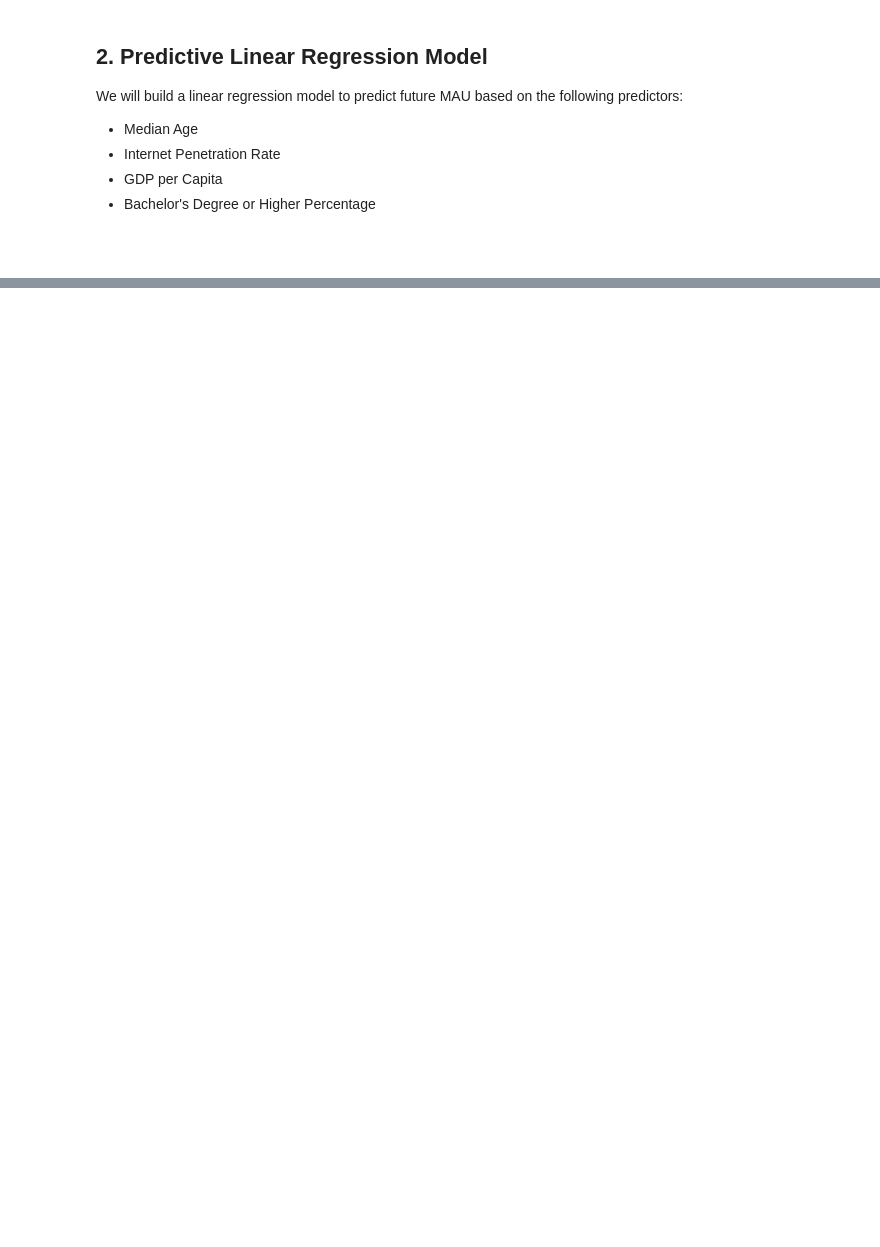
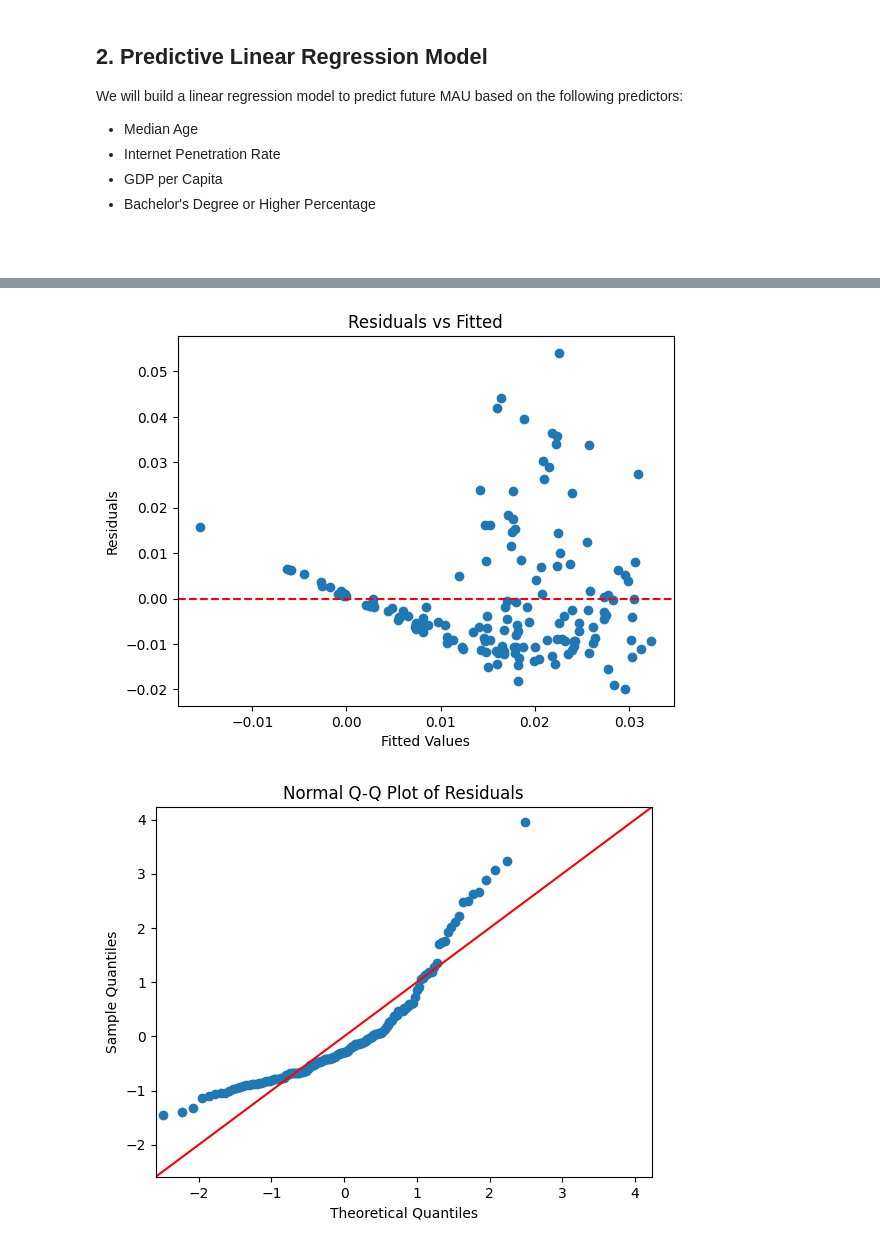
Before and after one commit to edwardroy72/scif3000-25t3-team-L, a Jupyter notebook: data_analysis.ipynb, the cells around one changed output, grey strips where cells are left out. Drawn from its saved outputs; the diff is of its cells as text; code cells hidden in the pictures; blank space fills up the shorter version.

Commit message:
Created more robust linear model

```diff
--- a/data_analysis.ipynb
+++ b/data_analysis.ipynb
@@ -298,0 +330,27 @@ strong multicollinearity or other numerical problems.
+# %%
+# check for multicollinearity using Variance Inflation Factor (VIF)
+X = predictor_df[['bachelors_attainment_percentage', 'gdp_per_capita_usd',
+        'internet_penetration_percentage', 'median_age']]
+X = sm.add_constant(X)
+
+vif = pd.DataFrame({
+    'Variable': X.columns,
+    'VIF': [variance_inflation_factor(X.values, i) for i in range(X.shape[1])]
+})
+
+# transform predictors if necessary
+predictor_df['log_gdp'] = np.log(predictor_df['gdp_per_capita_usd'] + 1)  # log transform GDP per capita
+predictor_df['log_bachelors'] = np.log(predictor_df['bachelors_attainment_percentage'] + 1)  # log transform Bachelor's attainment percentage
+predictors = predictor_df[['log_bachelors', 'log_gdp', 'internet_penetration_percentage', 'median_age']]
+response = predictor_df['usage_proportion']
+predictors = sm.add_constant(predictors)  # add constant term for intercept
+model = sm.OLS(response, predictors).fit()
+# print(model.summary())
+
+# check for interactions between predictors
+model_interact = smf.ols(
+    formula='usage_proportion ~ log_gdp * internet_penetration_percentage + log_bachelors + median_age',
+    data=predictor_df
+).fit()
+
+print(model_interact.summary())
@@ -298,0 +375,17 @@ strong multicollinearity or other numerical problems.
+# %%
+# visually checking assumptions of linear regression model
+# Residuals vs fitted
+plt.scatter(model_interact.fittedvalues, model_interact.resid)
+plt.axhline(0, color='red', linestyle='--')
+plt.xlabel("Fitted Values")
+plt.ylabel("Residuals")
+plt.title("Residuals vs Fitted")
+plt.show()
+
+# Normal Q-Q plot
+sm.qqplot(model_interact.resid, line='45', fit=True)
+plt.title("Normal Q-Q Plot of Residuals")
+plt.show()
+# %% [output]
+[figure, added]
+[figure, added]
```
Also changed, not shown: parts of 7 cells of this notebook, 3 other files.
